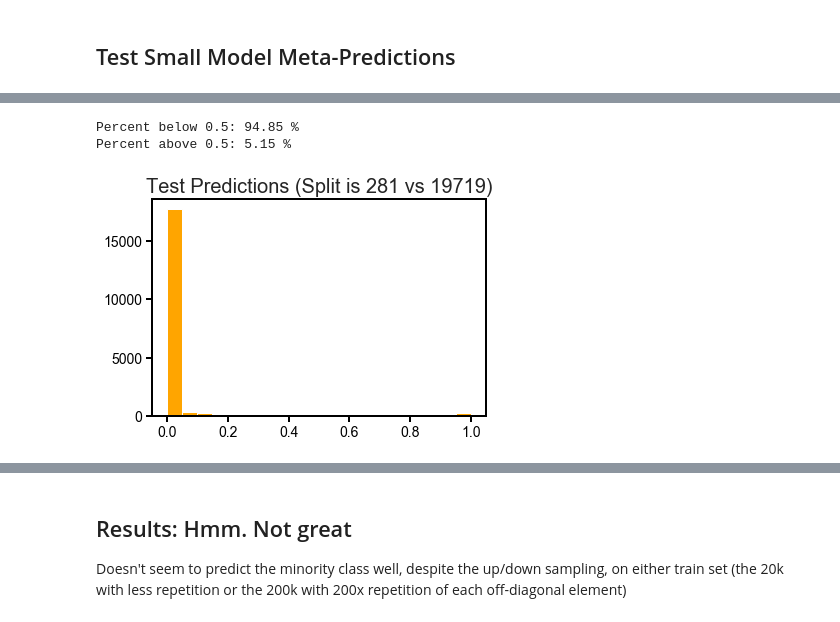
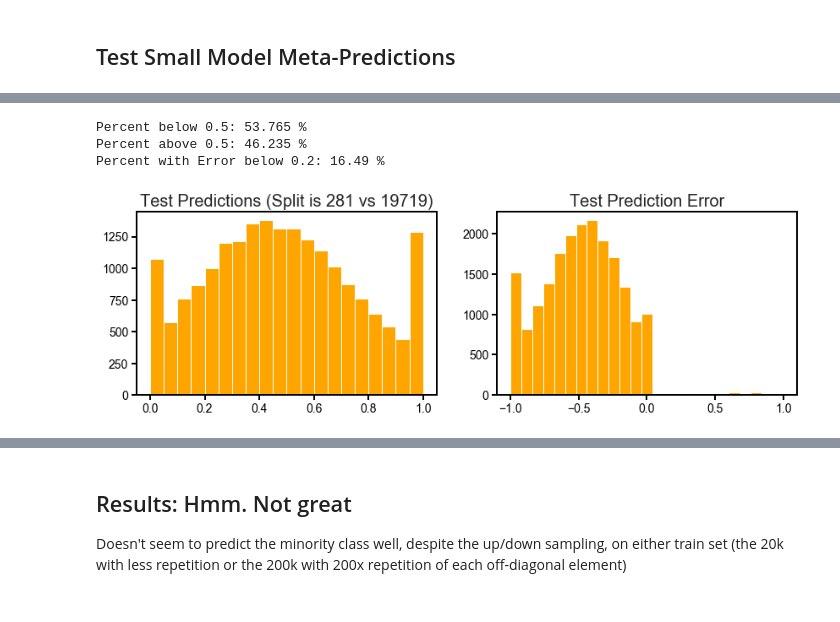
Before and after one commit to laueste/human_5utr_modeling, a Jupyter notebook: modeling/8_training_MRL_CNN_DistillationOffDiagonals.ipynb, the cells around one changed output, grey strips where cells are left out. Cells and saved outputs as stored; diff of their text form; code cells hidden in the pictures.

```diff
--- a/modeling/8_training_MRL_CNN_DistillationOffDiagonals.ipynb
+++ b/modeling/8_training_MRL_CNN_DistillationOffDiagonals.ipynb
@@ -296,7 +359,7 @@ See the caveats in the documentation: http://pandas.pydata.org/pandas-docs/stabl
 # Test set does not really need to be balanced,
 # if we be sure to also performance on the off-diagonal UTRs set specifically
 X_test = pd.concat([ ofd[:281],ond[:19719]], axis=0, sort=True)
-X_test_minority = X_test[:281]
+X_test_minority = ofd[:281]
 
 # Train set DOES need to be balanced, however.
 # 200k seqences in total:
@@ -305,47 +368,47 @@ X_test_minority = X_test[:281]
 X_train = pd.concat( [ pd.concat([ofd[281:]]*100), ond[19719:69719], ond[-50000:] ], axis=0, sort=True)
 # Small Train Set with only 20k values
 X_small_train = pd.concat( [ pd.concat([ofd[281:]]*10), ond[19719:24719], ond[-15000:-10000] ], axis=0, sort=True)
+X_train_tiny = pd.concat( [ofd[281:],ond[19719:20719]], axis=0, sort=True) #no upsampling, only downsampling
 # %%
 # Shuffle order of Train Set
 np.random.seed(42)
 X_train = X_train.sample(frac=1)
 X_small_train = X_small_train.sample(frac=1)
+X_train_tiny = X_train_tiny.sample(frac=1)
 
 X_train_seq = one_hot_encode(X_train)
 X_small_train_seq = one_hot_encode(X_small_train)
+X_train_tiny_seq = one_hot_encode(X_train_tiny)
 X_test_seq = one_hot_encode(X_test)
 X_test_minority_seq = X_test_seq[:281]
 
 y_train = X_train['off_diagonal'].values
 y_small_train = X_small_train['off_diagonal'].values
+y_train_tiny = X_train_tiny['off_diagonal'].values
 y_test = X_test['off_diagonal'].values
 # %% [markdown]
 ## Make Small Model with No Additional Information than Main Model
 # %%
 # Build the Smaller Model
-# 10 filters of kernel length 8 x 4 layers
+# 30 filters of kernel length 8 x 2 layers
 # 20 nodes in dense layer
 small_model = Sequential()
 small_model.add(Conv1D(activation="relu", input_shape=(50, 4), padding="same",
-                       filters=10, kernel_size=8))
+                       filters=5, kernel_size=8))
 small_model.add(Conv1D(activation="relu", input_shape=(50, 1), padding="same",
-                       filters=10, kernel_size=8))
-small_model.add(Conv1D(activation="relu", input_shape=(50, 1), padding="same",
-                       filters=10, kernel_size=8))
-small_model.add(Conv1D(activation="relu", input_shape=(50, 1), padding="same",
-                       filters=10, kernel_size=8))
+                       filters=5, kernel_size=8))
 small_model.add(Flatten())
-small_model.add(Dense(20))
+small_model.add(Dense(10))
 small_model.add(Activation('relu'))
-small_model.add(Dropout(0.1))
+small_model.add(Dropout(0.0))
 small_model.add(Dense(1))
-small_model.add(Activation('sigmoid')) #sigmoid to output a binary classification btw 0 (on-diagonal) and 1 (off)
+small_model.add(Activation('hard_sigmoid')) #sigmoid outputs an approximately binary classification
 # %%
 # Compile and Train the Smaller Model
 np.random.seed(1337)
 adam = keras.optimizers.Adam(lr=0.001, beta_1=0.9, beta_2=0.999, epsilon=1e-08)
 small_model.compile(loss='mean_squared_error', optimizer=adam)
 
-small_model.fit(X_train_seq, y_train, batch_size=125, epochs=3, verbose=1)
+small_model.fit(X_train_tiny_seq, y_train_tiny, batch_size=125, epochs=50, verbose=1)
 #changed batch size 128 -> 125 for even split
 # %% [output]
@@ -384,9 +463,16 @@ Percent with Error below 0.2: 95.7445 %
 # %%
-plt.hist(X_test['small_pred'],bins=20,color='orange')
-plt.title("Test Predictions (Split is 281 vs 19719)",fontsize=20)
-print "Percent below 0.5:", len(X_test[X_test['small_pred'] < 0.5]) * 100.0 / len(X_test), '%'
-print "Percent above 0.5:", len(X_test[X_test['small_pred'] >= 0.5]) * 100.0 / len(X_test), '%'
+fig, (ax1,ax2) = plt.subplots(nrows=1,ncols=2,figsize=(14,4))
+ax1.hist(X_test['small_pred'],bins=20,color='orange')
+ax1.set_title("Test Predictions (Split is 281 vs 19719)",fontsize=20)
+print( "Percent below 0.5:", len(X_test[X_test['small_pred'] < 0.5]) * 100.0 / len(X_test), '%')
+print( "Percent above 0.5:", len(X_test[X_test['small_pred'] >= 0.5]) * 100.0 / len(X_test), '%')
+
+ax2.hist(X_test['small_pred_error'],bins=25,color='orange')
+ax2.set_title("Test Prediction Error",fontsize=20)
+pct = len(X_test[np.abs(X_test['small_pred_error']) < 0.2]) * 100.0 / len(X_test)
+print( "Percent with Error below 0.2:", pct, '%')
 # %% [output]
-Percent below 0.5: 94.85 %
-Percent above 0.5: 5.15 %
+Percent below 0.5: 53.765 %
+Percent above 0.5: 46.235 %
+Percent with Error below 0.2: 16.49 %
-[figure, old version]
+[figure, new version]
```
Also changed, not shown: parts of 55 cells of this notebook, 3 other files.
